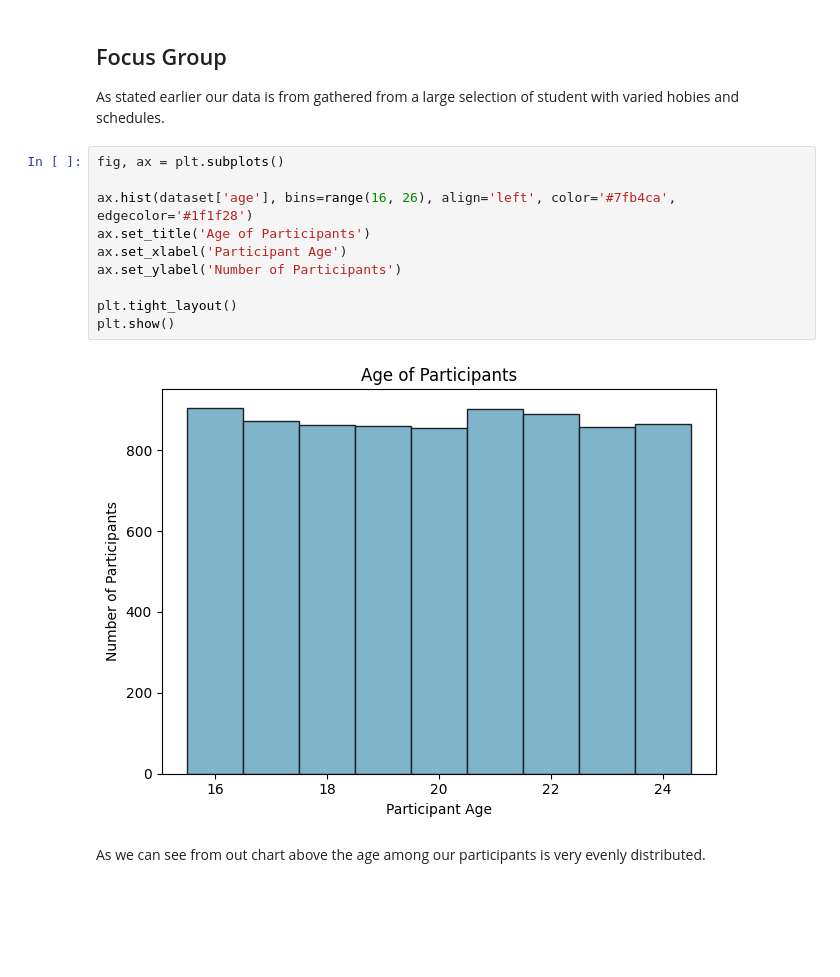
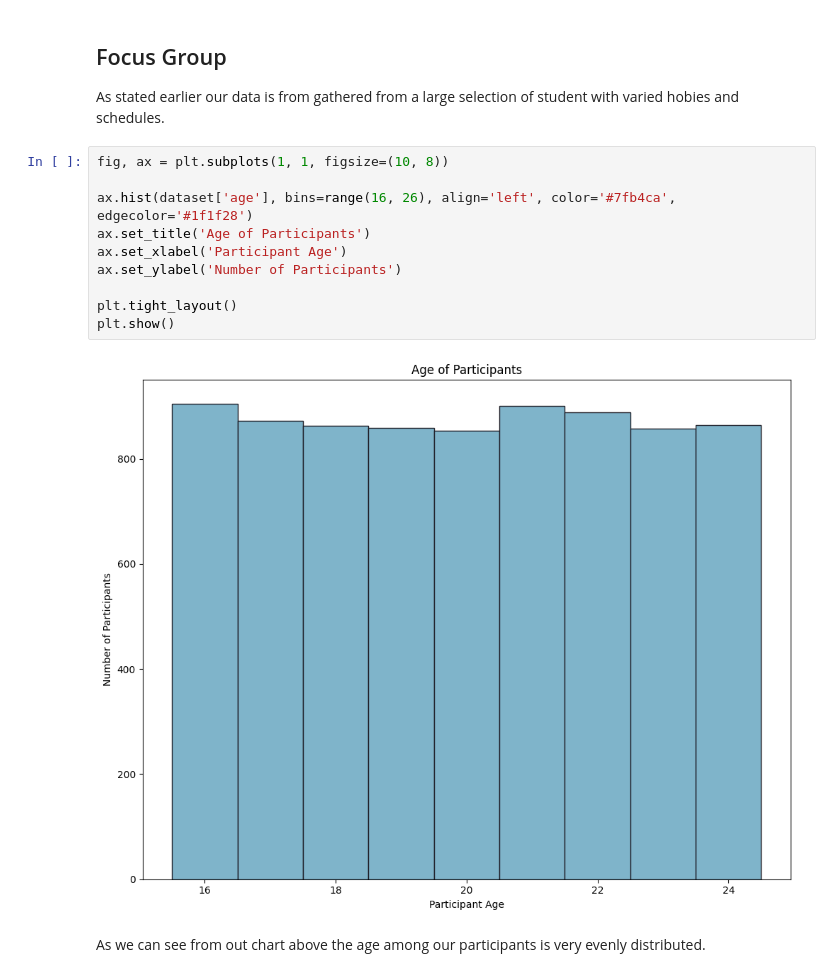
Before and after one commit to Chim-Cham/kk1-pythonAnalysis, a Jupyter notebook: notebook.ipynb, the cells around one changed output. Drawn from its saved outputs; the diff is of its cells as text; blank space fills up the shorter version.

```diff
--- a/notebook.ipynb
+++ b/notebook.ipynb
@@ -124,17 +124,17 @@ Having cleared out any faulty grades we're now left with 7866 rows which is stil
 
 As stated earlier our data is from gathered from a large selection of student with varied hobies and schedules.
 # %%
-fig, ax = plt.subplots()
+fig, ax = plt.subplots(1, 1, figsize=(10, 8))
 
 ax.hist(dataset['age'], bins=range(16, 26), align='left', color='#7fb4ca', edgecolor='#1f1f28')
 ax.set_title('Age of Participants')
 ax.set_xlabel('Participant Age')
 ax.set_ylabel('Number of Participants')
 
 plt.tight_layout()
 plt.show()
 # %% [output]
-[figure, old version]
+[figure, new version]
 # %% [markdown]
 As we can see from out chart above the age among our participants is very evenly distributed.
 # %%
```
Also changed, not shown: parts of 3 cells of this notebook.
